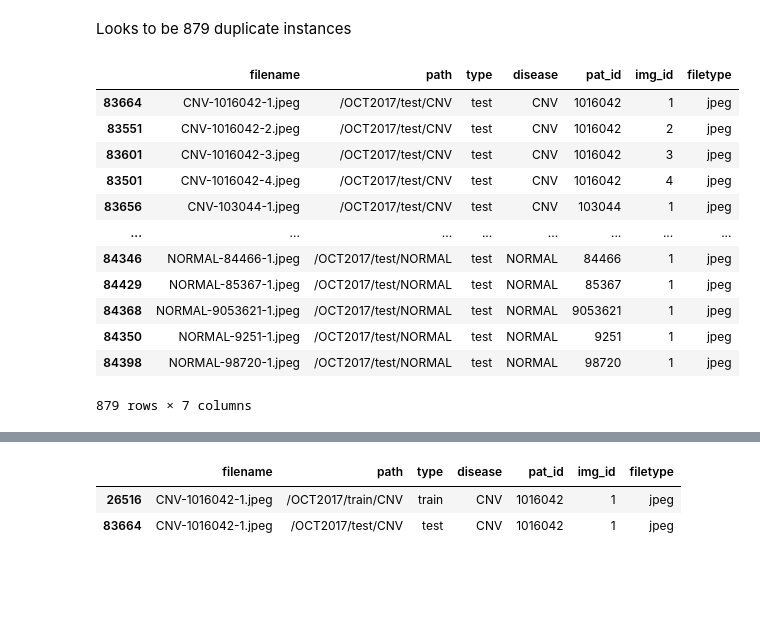
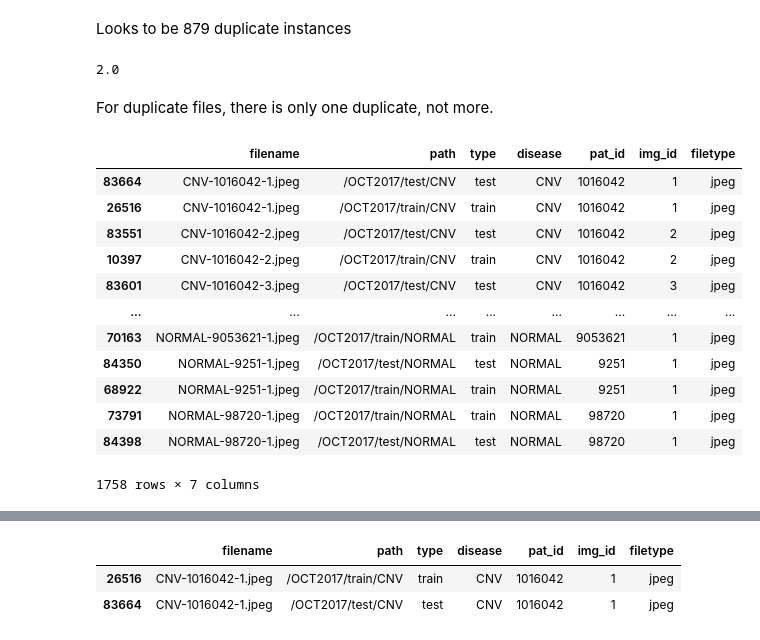
Before and after one commit to jenningst/oct-contrastive-loss-vs-transfer-learning, a Jupyter notebook: notebooks/data-ingestion.ipynb, the cells around one changed output, grey strips where cells are left out. Cells and saved outputs as stored; diff of their text form; code cells hidden in the pictures; blank space fills up the shorter version.

```diff
--- a/notebooks/data-ingestion.ipynb
+++ b/notebooks/data-ingestion.ipynb
@@ -70,22 +73,30 @@ len(oct_df['filename'].unique())
 83605
 # %% [markdown]
 Looks to be 879 duplicate instances
+# %%
+duplicate_files_keep = oct_df[oct_df['filename'].duplicated(keep=False)]
+duplicate_files = oct_df[oct_df['filename'].duplicated()]
+len(duplicate_files_keep)/len(duplicate_files)
+# %% [output]
+2.0
+# %% [markdown]
+For duplicate files, there is only one duplicate, not more.
 # %%
-duplicate_files = oct_df[oct_df['filename'].duplicated()]
 duplicate_files = duplicate_files.sort_values(by=['filename'], ascending=True)
-duplicate_files
+duplicate_files_keep = duplicate_files_keep.sort_values(by=['filename'], ascending=True)
+duplicate_files_keep
 # %% [output]
 |  | filename | path | type | disease | pat_id | img_id | filetype |
 | 83664 | CNV-1016042-1.jpeg | /OCT2017/test/CNV | test | CNV | 1016042 | 1 | jpeg |
+| 26516 | CNV-1016042-1.jpeg | /OCT2017/train/CNV | train | CNV | 1016042 | 1 | jpeg |
 | 83551 | CNV-1016042-2.jpeg | /OCT2017/test/CNV | test | CNV | 1016042 | 2 | jpeg |
+| 10397 | CNV-1016042-2.jpeg | /OCT2017/train/CNV | train | CNV | 1016042 | 2 | jpeg |
 | 83601 | CNV-1016042-3.jpeg | /OCT2017/test/CNV | test | CNV | 1016042 | 3 | jpeg |
-| 83501 | CNV-1016042-4.jpeg | /OCT2017/test/CNV | test | CNV | 1016042 | 4 | jpeg |
-| 83656 | CNV-103044-1.jpeg | /OCT2017/test/CNV | test | CNV | 103044 | 1 | jpeg |
 | ... | ... | ... | ... | ... | ... | ... | ... |
-| 84346 | NORMAL-84466-1.jpeg | /OCT2017/test/NORMAL | test | NORMAL | 84466 | 1 | jpeg |
-| 84429 | NORMAL-85367-1.jpeg | /OCT2017/test/NORMAL | test | NORMAL | 85367 | 1 | jpeg |
-| 84368 | NORMAL-9053621-1.jpeg | /OCT2017/test/NORMAL | test | NORMAL | 9053621 | 1 | jpeg |
+| 70163 | NORMAL-9053621-1.jpeg | /OCT2017/train/NORMAL | train | NORMAL | 9053621 | 1 | jpeg |
 | 84350 | NORMAL-9251-1.jpeg | /OCT2017/test/NORMAL | test | NORMAL | 9251 | 1 | jpeg |
+| 68922 | NORMAL-9251-1.jpeg | /OCT2017/train/NORMAL | train | NORMAL | 9251 | 1 | jpeg |
+| 73791 | NORMAL-98720-1.jpeg | /OCT2017/train/NORMAL | train | NORMAL | 98720 | 1 | jpeg |
 | 84398 | NORMAL-98720-1.jpeg | /OCT2017/test/NORMAL | test | NORMAL | 98720 | 1 | jpeg |
-879 rows × 7 columns
+1758 rows × 7 columns
 # %%
```
Also changed, not shown: parts of 49 cells of this notebook, 1 other file.
